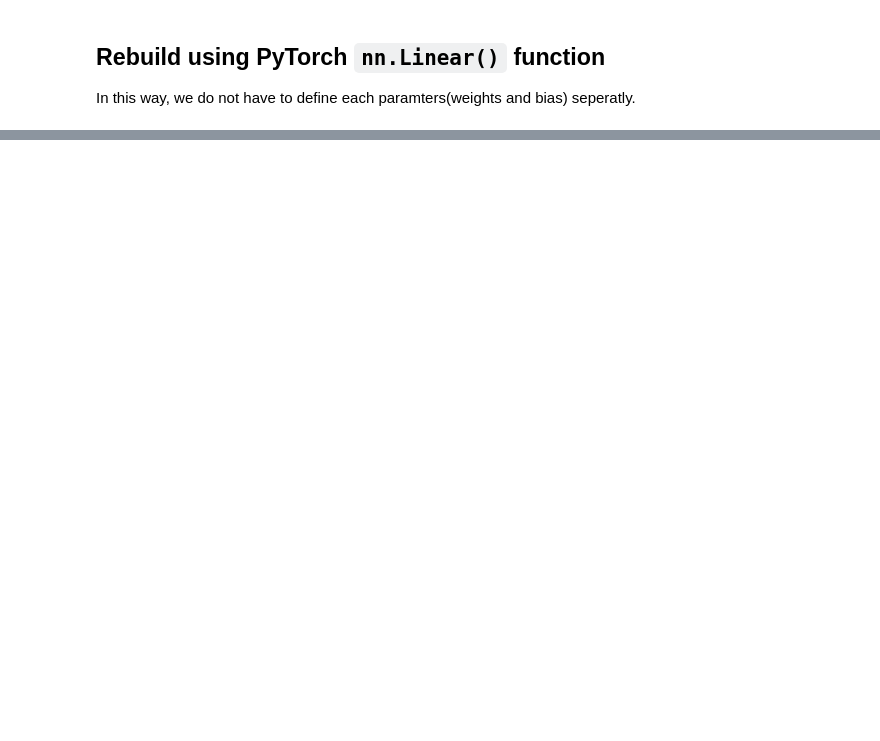
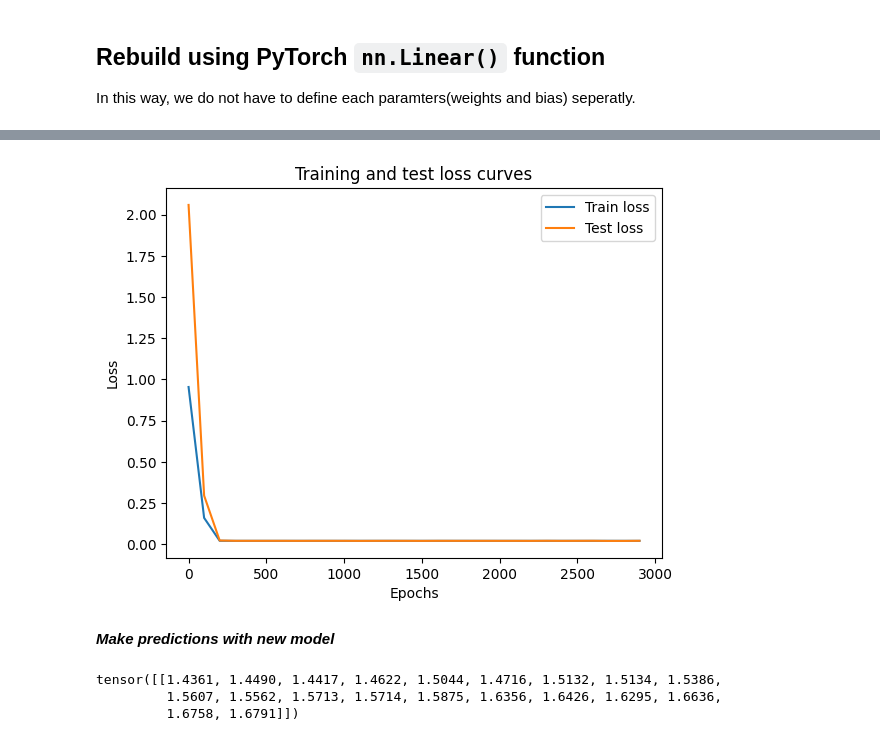
Before and after one commit to BimsaraS99/pytorch-linear-regression-with-nn, a Jupyter notebook: pytorch_linear_regression_nn.ipynb, the cells around one changed output, grey strips where cells are left out. Cells and saved outputs as stored; diff of their text form; code cells hidden in the pictures; blank space fills up the shorter version.

```diff
--- a/pytorch_linear_regression_nn.ipynb
+++ b/pytorch_linear_regression_nn.ipynb
@@ -232,5 +234,5 @@ In this way, we do not have to define each paramters(weights and bias) seperatly
 # %%
-class LinearRegressionModel_V2torch(torch.nn.Module):
+class LinearRegressionModel_V2(torch.nn.Module):
     def __init__(self):
         super().__init__()
         # Use nn.Linear() for creating the model parameters
@@ -240,3 +242,5 @@ class LinearRegressionModel_V2torch(torch.nn.Module):
     # Define the forward computation (input data x flows through nn.Linear())
     def forward(self, x: torch.Tensor) -> torch.Tensor:
         return self.linear_layer(x)
+# %%
+model_linear_v2 = LinearRegressionModel_V2()
@@ -242,0 +249,3 @@ class LinearRegressionModel_V2torch(torch.nn.Module):
+# %%
+loss_func_v2 = torch.nn.L1Loss() # Meas Square Error Loss function
+optimizer_v2 = torch.optim.Adam(model_linear_v2.parameters(), lr=0.01) # stochastic gradient descent (SGD) optimization algorithm
@@ -242,0 +254,26 @@ class LinearRegressionModel_V2torch(torch.nn.Module):
+# %%
+epochs = 3000 # number of times, the model will pass over the training data
+
+train_loss_values = []
+test_loss_values = []
+epoch_count = []
+
+for epoch in range(epochs):
+    model_linear_v2.train()
+
+    y_pred = model_linear_v2(X_train) # forward propagation
+    loss = loss_func_v2(y_pred, y_train) # loss calculations
+    optimizer_v2.zero_grad() # gradient resets to zero in each epoch
+    loss.backward() # backward propagation (move backward through the network to calculate the gradient of each parameters with respect to the loss)
+    optimizer_v2.step() # update paramterrs to reduce the loss
+
+    model_linear.eval()
+    with torch.no_grad():
+        test_pred = model_linear_v2(X_test)
+        test_loss = loss_func_v2(test_pred, y_test.type(torch.float))
+
+        if epoch % 100 == 0:
+            epoch_count.append(epoch)
+            train_loss_values.append(loss.detach().numpy())
+            test_loss_values.append(test_loss.detach().numpy())
+            print(f"Epoch: {epoch} | MAE Train Loss: {loss} | MAE Test Loss: {test_loss} ")
@@ -242,0 +298,19 @@ class LinearRegressionModel_V2torch(torch.nn.Module):
+# %%
+plt.plot(epoch_count, train_loss_values, label="Train loss")
+plt.plot(epoch_count, test_loss_values, label="Test loss")
+plt.title("Training and test loss curves")
+plt.ylabel("Loss")
+plt.xlabel("Epochs")
+plt.legend();
+# %% [output]
+[figure, added]
+# %% [markdown]
+***Make predictions with new model***
+# %%
+with torch.inference_mode(): # inference_mode, tured off the gradient traking
+    y_preds = model_linear_v2(X_test)
+y_preds.T
+# %% [output]
+tensor([[1.4361, 1.4490, 1.4417, 1.4622, 1.5044, 1.4716, 1.5132, 1.5134, 1.5386,
+         1.5607, 1.5562, 1.5713, 1.5714, 1.5875, 1.6356, 1.6426, 1.6295, 1.6636,
+         1.6758, 1.6791]])
```
Also changed, not shown: parts of 16 cells of this notebook.
